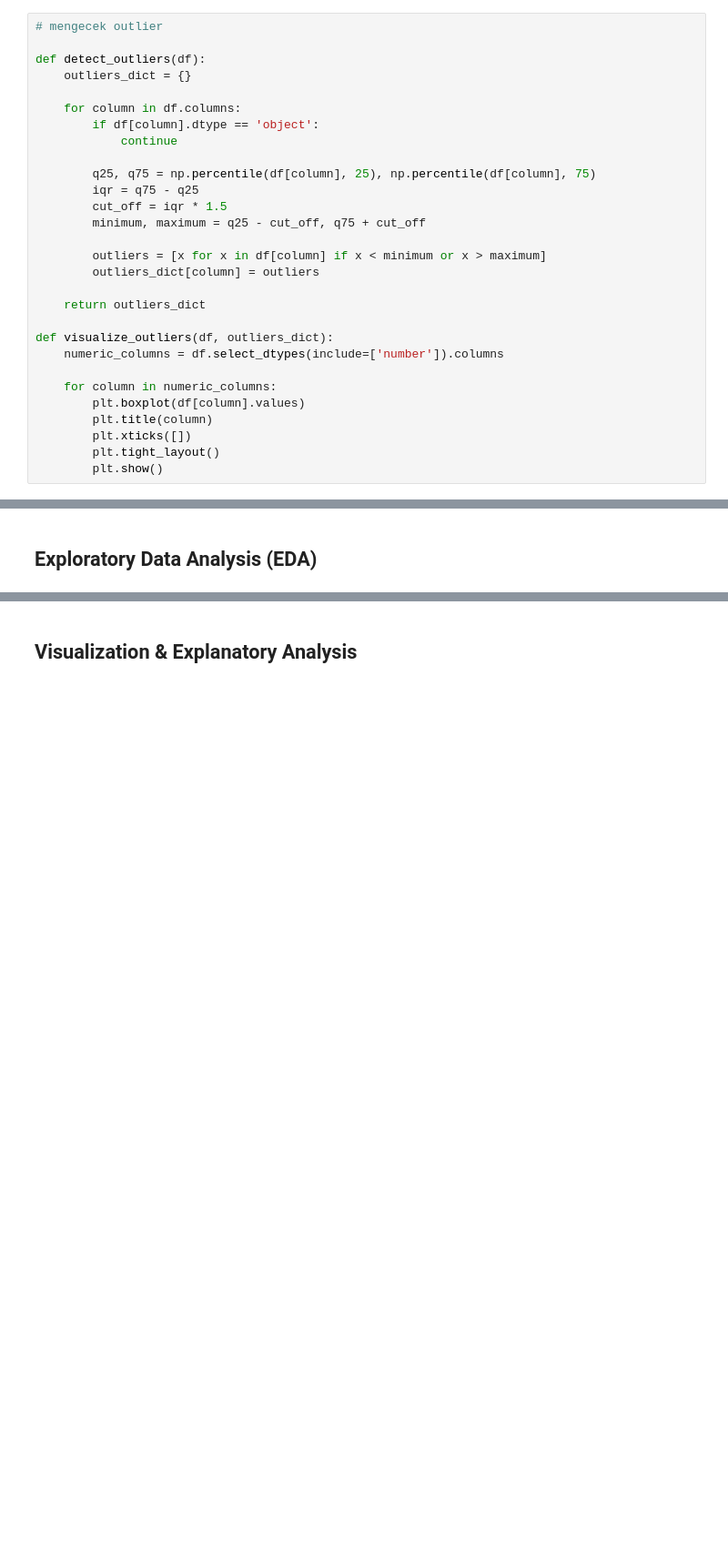
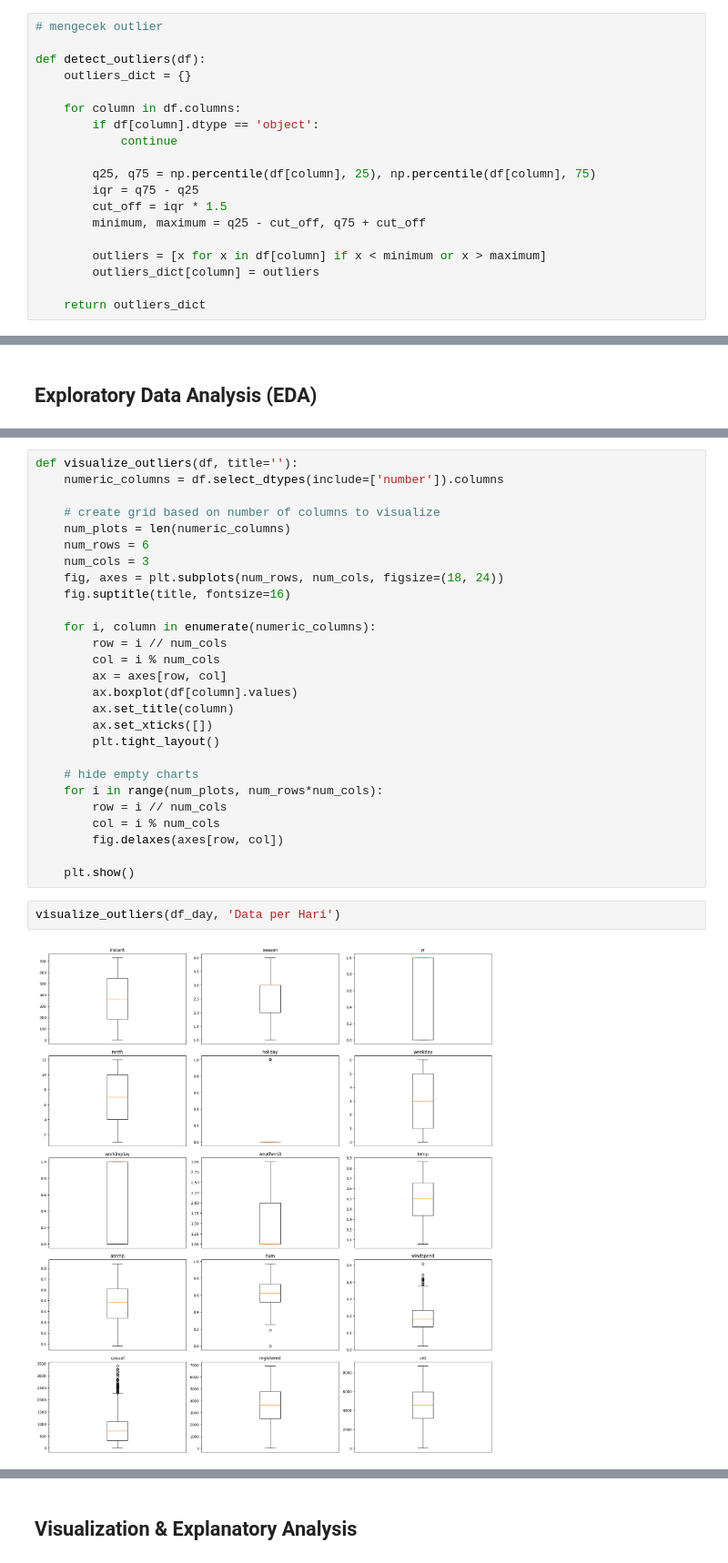
Before and after one commit to amrul-hzz/dicoding-streamlit, a Jupyter notebook: notebook.ipynb, the cells around one changed output, grey strips where cells are left out. Shown at 91% size. Drawn from its saved outputs; the diff is of its cells as text; blank space fills up the shorter version.

```diff
--- a/notebook.ipynb
+++ b/notebook.ipynb
@@ -137,13 +138,3 @@ def detect_outliers(df):
         outliers_dict[column] = outliers
 
     return outliers_dict
-
-def visualize_outliers(df, outliers_dict):
-    numeric_columns = df.select_dtypes(include=['number']).columns
-
-    for column in numeric_columns:
-        plt.boxplot(df[column].values)
-        plt.title(column)
-        plt.xticks([])
-        plt.tight_layout()
-        plt.show()
@@ -316,0 +392,31 @@ df_hour_no_out
+# %%
+def visualize_outliers(df, title=''):
+    numeric_columns = df.select_dtypes(include=['number']).columns
+
+    # create grid based on number of columns to visualize
+    num_plots = len(numeric_columns)
+    num_rows = 6
+    num_cols = 3
+    fig, axes = plt.subplots(num_rows, num_cols, figsize=(18, 24))
+    fig.suptitle(title, fontsize=16)
+
+    for i, column in enumerate(numeric_columns):
+        row = i // num_cols
+        col = i % num_cols
+        ax = axes[row, col]
+        ax.boxplot(df[column].values)
+        ax.set_title(column)
+        ax.set_xticks([])
+        plt.tight_layout()
+
+    # hide empty charts
+    for i in range(num_plots, num_rows*num_cols):
+        row = i // num_cols
+        col = i % num_cols
+        fig.delaxes(axes[row, col])
+
+    plt.show()
+# %%
+visualize_outliers(df_day, 'Data per Hari')
+# %% [output]
+[figure, added]
```
Also changed, not shown: parts of 54 cells of this notebook.
